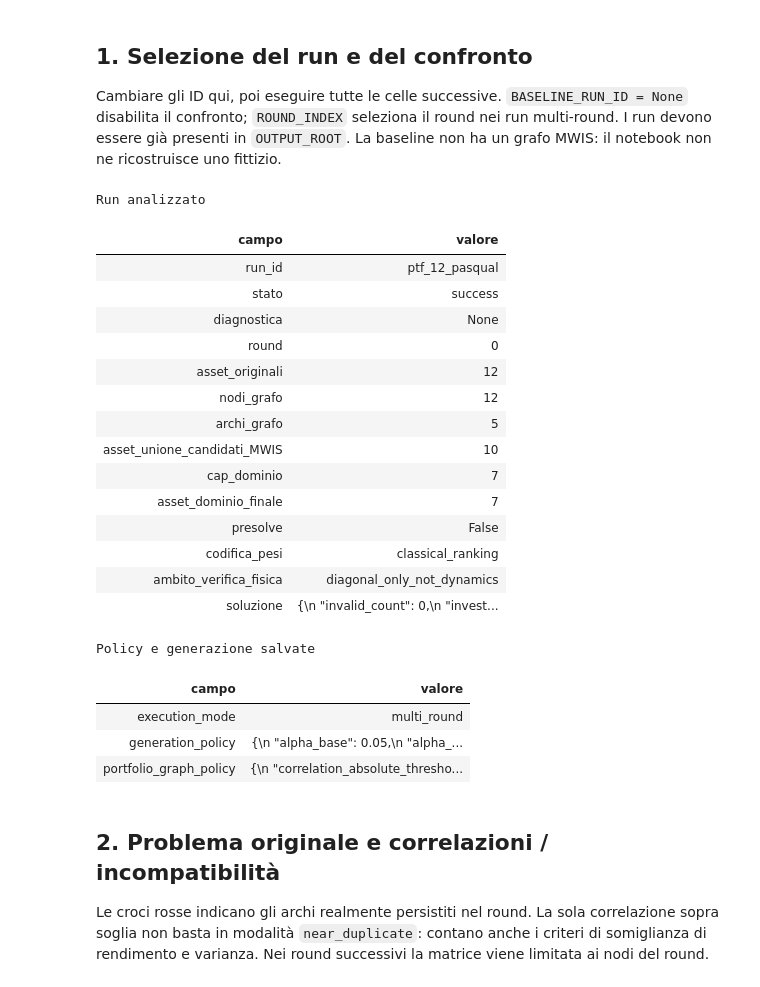
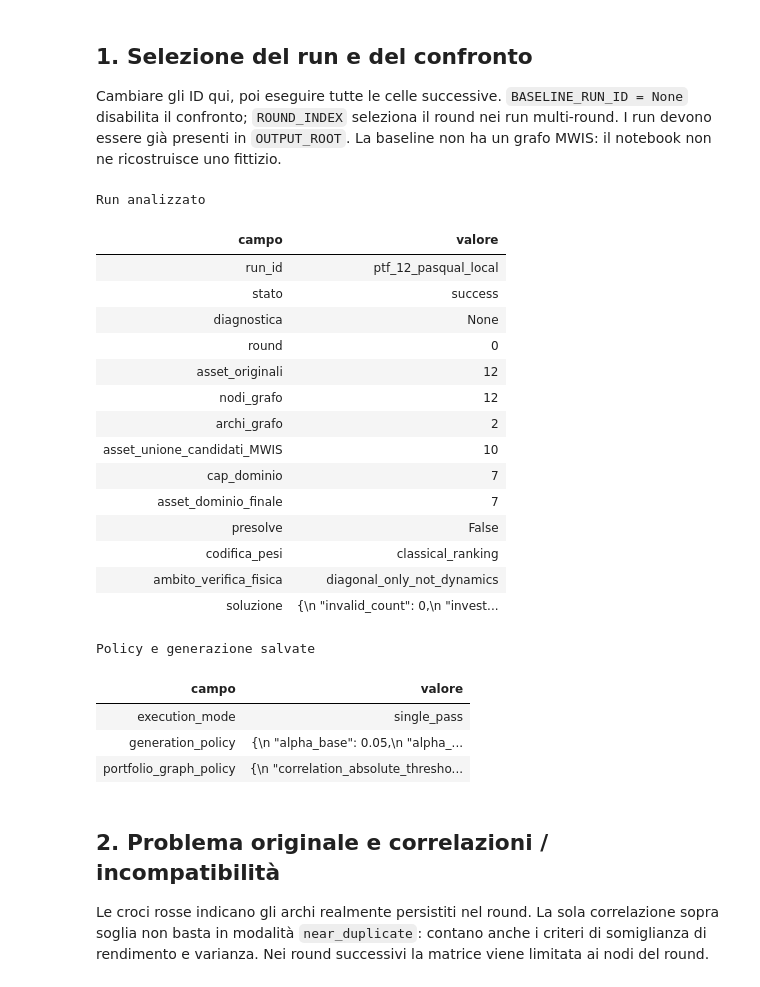
Before and after one commit to albetriv/qreduce, a Jupyter notebook: notebooks/experiments/portfolio_mv/001_mwis_pasqal_2d.ipynb, the cells around one changed output. Saved outputs shown, nothing was run; the diff lists cells and outputs as text; code cells hidden in the pictures.

```diff
--- a/notebooks/experiments/portfolio_mv/001_mwis_pasqal_2d.ipynb
+++ b/notebooks/experiments/portfolio_mv/001_mwis_pasqal_2d.ipynb
@@ -36,27 +36,27 @@ Cambiare gli ID qui, poi eseguire tutte le celle successive.
 round nei run multi-round. I run devono essere già presenti in `OUTPUT_ROOT`.
 La baseline non ha un grafo MWIS: il notebook non ne ricostruisce uno fittizio.
 # %%
-RUN_ID = "ptf_12_pasqual"
+RUN_ID = "ptf_12_pasqual_local"
 BASELINE_RUN_ID = "ptf_12_classic"  # None per analizzare solo RUN_ID
 ROUND_INDEX = 0 #patrendo da 0
 TOP_K = 20
 EXACT_MAX_NODES = 16  # enumerazione diagnostica, solo per piccoli grafi
 
 view = load_run_view(OUTPUT_ROOT, RUN_ID, ROUND_INDEX)
 baseline = load_run_view(OUTPUT_ROOT, BASELINE_RUN_ID) if BASELINE_RUN_ID else None
 
 display_vertical(run_summary(view), title="Run analizzato")
 display_vertical(view.analysis.artifacts.experiment_metadata, title="Policy e generazione salvate")
 # %% [output]
 Run analizzato
 | campo | valore |
-| run_id | ptf_12_pasqual |
+| run_id | ptf_12_pasqual_local |
 | stato | success |
 | diagnostica | None |
 | round | 0 |
 | asset_originali | 12 |
 | nodi_grafo | 12 |
-| archi_grafo | 5 |
+| archi_grafo | 2 |
 | asset_unione_candidati_MWIS | 10 |
 | cap_dominio | 7 |
 | asset_dominio_finale | 7 |
@@ -66,7 +66,7 @@ Run analizzato
 | soluzione | {\n "invalid_count": 0,\n "invest... |
 Policy e generazione salvate
 | campo | valore |
-| execution_mode | multi_round |
+| execution_mode | single_pass |
 | generation_policy | {\n "alpha_base": 0.05,\n "alpha_... |
 | portfolio_graph_policy | {\n "correlation_absolute_thresho... |
 # %% [markdown]
```
Also changed, not shown: parts of 9 cells of this notebook, 5 other files.
